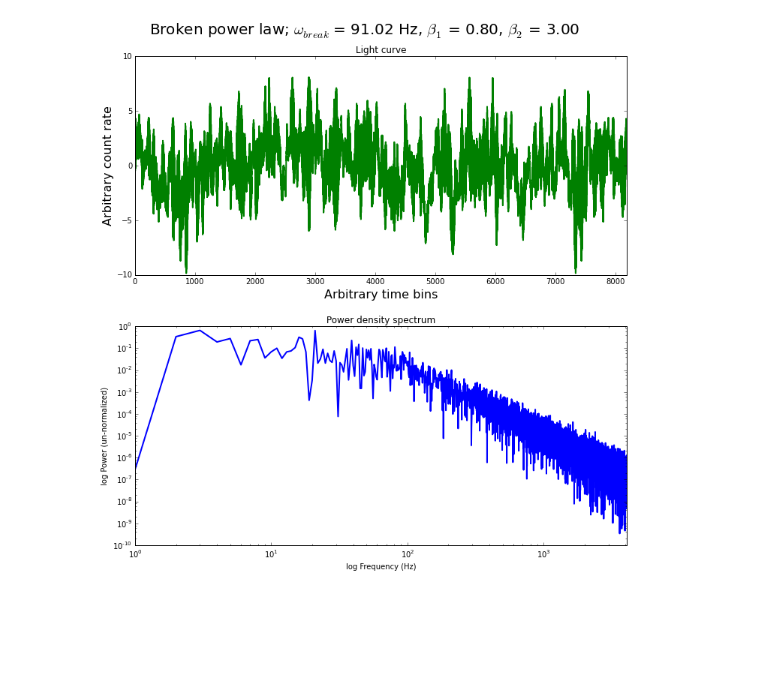
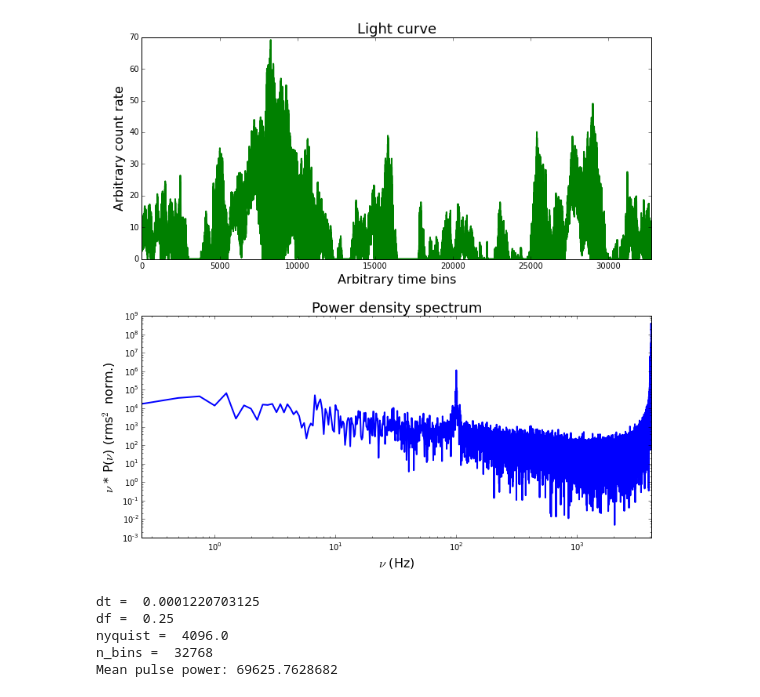
Before and after one commit to evandromr/whizzy_scripts, a Jupyter notebook: TimmerKoenig.ipynb, the cells around one changed output. Saved outputs shown, nothing was run; the diff lists cells and outputs as text; code cells hidden in the pictures; blank space fills up the shorter version.

Commit message:
Normalizations not correct, and unsure about shape of power spectrum, but added a pulsation!.

```diff
--- a/TimmerKoenig.ipynb
+++ b/TimmerKoenig.ipynb
@@ -12,11 +172,10 @@ import itertools
 # %%
-# n_bins = 16
-# amp = 100  # in count rate
-# mean = 200  # in count rate
-# # dt = 1.0/16.0  # in seconds
-# dt = 1
-# # freq = 10.0  # in Hz
-# freq = 1.0
-# period = 1.0 / freq  # in seconds
-# bins_per_period = period / dt
-# print bins_per_period
+# pulse_mean = 200  # in count rate
+# pulse_amp = 50  # in count rate
+pulse_mean = 1.0 # fractional
+pulse_amp = 0.5 # fractional
+freq = 100.0
+# freq = 0.125
+period = 1.0 / freq  # in seconds
+bins_per_period = period / dt
+print bins_per_period
@@ -174,33 +216,50 @@ time_bins = np.arange(n_bins)
 # %%
 ##  Titles in unicode
 # print u"\n\t\tPower law; \u03B2 = %s\n" % str(beta)
 # print u"\n\t\tLorentzian; \u0393 = %s at \u03C9\u2080 = %s\n" % (str(gamma), str(w_0))
 # print u"\n\t\tPower law with exponential decay; \u03B2 = %s, \u03B1 = %s\n" \
 #     % (str(beta), str(alpha))
 # print u"\n\n\tBroken power law; \u03C9_break = %s, \u03B2\u2081 = %s, \u03B2\u2082 = %s\n" \
 #     % (str(w_b), str(beta_1), str(beta_2))
 
+super_title = ""
 # super_title = r"Power law; $\beta$ = %s" % str(beta)
 # super_title = r"Lorentzian; $\Gamma$ = %s at $\omega_0$ = %s Hz" % (str(gamma), str(w_0))
 # super_title = r"Power law with exponential decay; $\beta$ = %s, $\alpha$ = %s" % (str(beta), str(alpha))
-super_title = r"Broken power law; $\omega_{break}$ = %.2f Hz, $\beta_1$ = %.2f, $\beta_2$ = %.2f" \
-    % (w_b, beta_1, beta_2)
+# super_title = r"Broken power law; $\omega_{break}$ = %.2f Hz, $\beta_1$ = %.2f, $\beta_2$ = %.2f" \
+#     % (w_b, beta_1, beta_2)
+
+npn = total_power * pos_freq
 
 fig, (ax1, ax2) = plt.subplots(2,1, figsize=(10,10))
 fig.suptitle(super_title, fontsize=20, y=1.03)
-ax1.plot(time_bins, time_series, linewidth=2.0, color='g')
+ax1.plot(time_bins, total_lc, linewidth=2.0, color='g')
 ax1.set_xlabel('Arbitrary time bins', fontsize=16)
 ax1.set_ylabel('Arbitrary count rate', fontsize=16)
 ax1.set_xlim(0, n_bins)
-ax1.set_title('Light curve')
-ax2.plot(frequencies, power, linewidth=2.0)
+ax1.set_title('Light curve', fontsize=18)
+# ax2.plot(pos_freq, pulse_power * pos_freq, linewidth=2.0)
+ax2.plot(pos_freq, npn, linewidth=2.0)
 ax2.set_xscale('log')
 ax2.set_yscale('log')
-ax2.set_xlabel('log Frequency (Hz)')
-ax2.set_ylabel('log Power (un-normalized)')
+ax2.set_xlabel(r'$\nu$ (Hz)', fontsize=16)
+ax2.set_ylabel(r'$\nu$ * P($\nu$) (rms$^2$ norm.)', fontsize=16)
 ax2.set_xlim(0, nyquist)
-ax2.set_title('Power density spectrum')
+# ax2.set_xlim(0,200)
+# ax2.set_ylim(0,300)
+ax2.set_title('Power density spectrum', fontsize=18)
 fig.tight_layout(pad=1.0, h_pad=2.0)
 plt.show()
+
+print "dt = ", dt
+print "df = ", df
+print "nyquist = ", nyquist
+print "n_bins = ", n_bins
+print "Mean pulse power:", np.mean(pulse_power)
 # %% [output]
-[figure, old version]
+[figure, new version]
+dt =  0.0001220703125
+df =  0.25
+nyquist =  4096.0
+n_bins =  32768
+Mean pulse power: 69625.7628682
```
Also changed, not shown: parts of 22 cells of this notebook.
